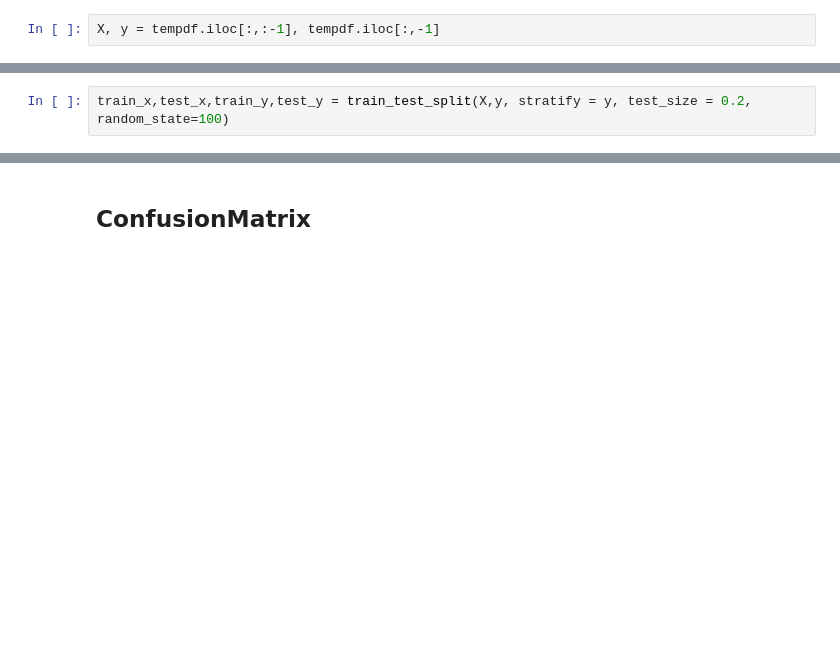
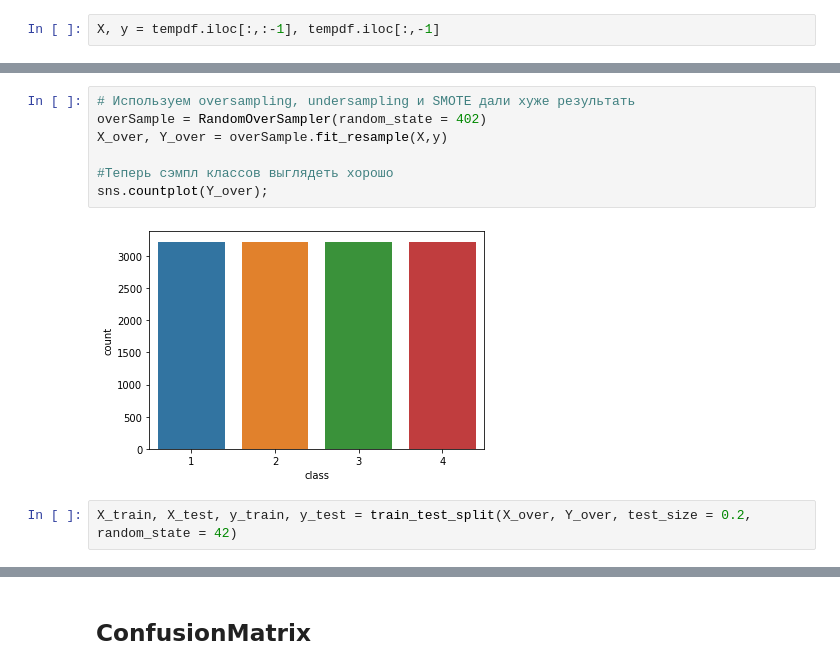
Before and after one commit to beckmiller/bodyPerformance, a Jupyter notebook: BodyPerfomance.ipynb, the cells around one changed output, grey strips where cells are left out. Drawn from its saved outputs; the diff is of its cells as text; blank space fills up the shorter version.

```diff
--- a/BodyPerfomance.ipynb
+++ b/BodyPerfomance.ipynb
@@ -390,2 +400,11 @@ X, y = tempdf.iloc[:,:-1], tempdf.iloc[:,-1]
+# %%
+# Используем oversampling, undersampling и SMOTE дали хуже результать
+overSample = RandomOverSampler(random_state = 402)
+X_over, Y_over = overSample.fit_resample(X,y)
+
+#Теперь сэмпл классов выглядеть хорошо
+sns.countplot(Y_over);
+# %% [output]
+[figure, added]
 # %%
-train_x,test_x,train_y,test_y = train_test_split(X,y, stratify = y, test_size = 0.2, random_state=100)
+X_train, X_test, y_train, y_test = train_test_split(X_over, Y_over, test_size = 0.2, random_state = 42)
```
Also changed, not shown: parts of 23 cells of this notebook.
